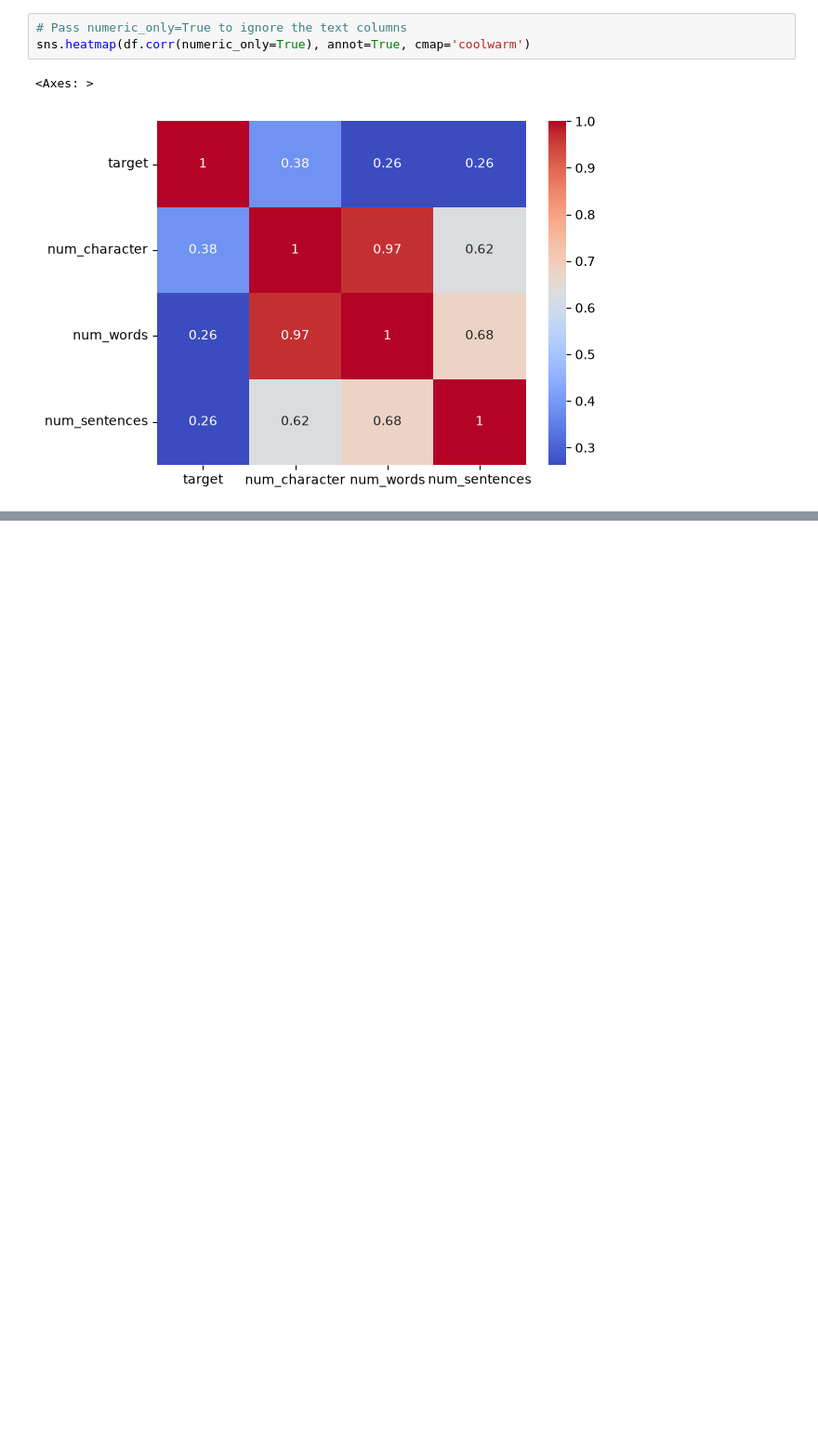
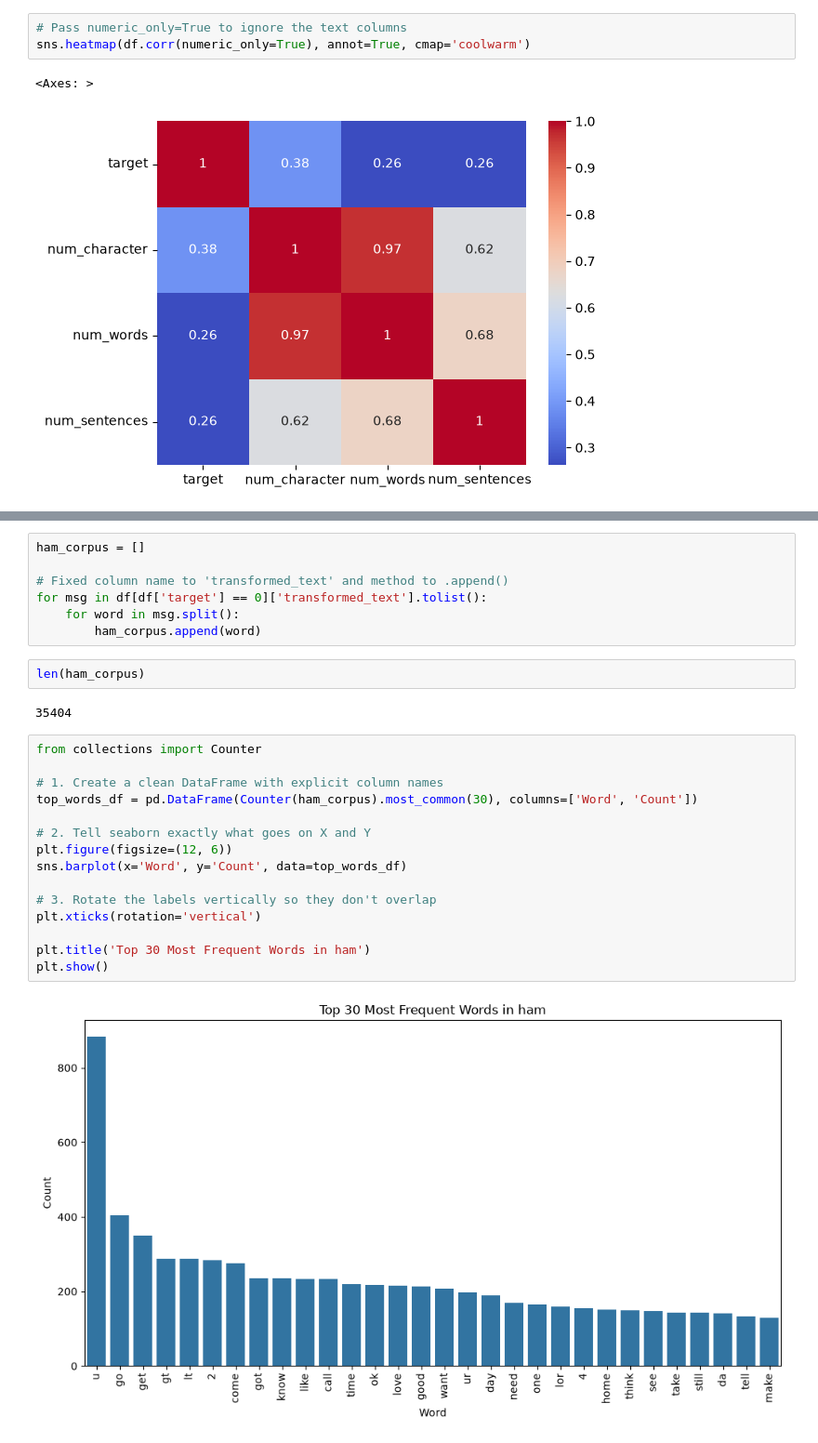
Before and after one commit to Sarthak-Adk/Email-Spam-Classifier, a Jupyter notebook: backend/notebook/train.ipynb, the cells around one changed output, grey strips where cells are left out. Shown at 93% size. Cells and saved outputs as stored; diff of their text form; blank space fills up the shorter version.

```diff
--- a/backend/notebook/train.ipynb
+++ b/backend/notebook/train.ipynb
@@ -199,0 +296,28 @@ sns.heatmap(df.corr(numeric_only=True), annot=True, cmap='coolwarm')
+# %%
+ham_corpus = []
+
+# Fixed column name to 'transformed_text' and method to .append()
+for msg in df[df['target'] == 0]['transformed_text'].tolist():
+    for word in msg.split():
+        ham_corpus.append(word)
+# %%
+len(ham_corpus)
+# %% [output]
+35404
+# %%
+from collections import Counter
+
+# 1. Create a clean DataFrame with explicit column names
+top_words_df = pd.DataFrame(Counter(ham_corpus).most_common(30), columns=['Word', 'Count'])
+
+# 2. Tell seaborn exactly what goes on X and Y
+plt.figure(figsize=(12, 6))
+sns.barplot(x='Word', y='Count', data=top_words_df)
+
+# 3. Rotate the labels vertically so they don't overlap
+plt.xticks(rotation='vertical')
+
+plt.title('Top 30 Most Frequent Words in ham')
+plt.show()
+# %% [output]
+[figure, added]
```
Also changed, not shown: parts of 25 cells of this notebook, 1 other file.
